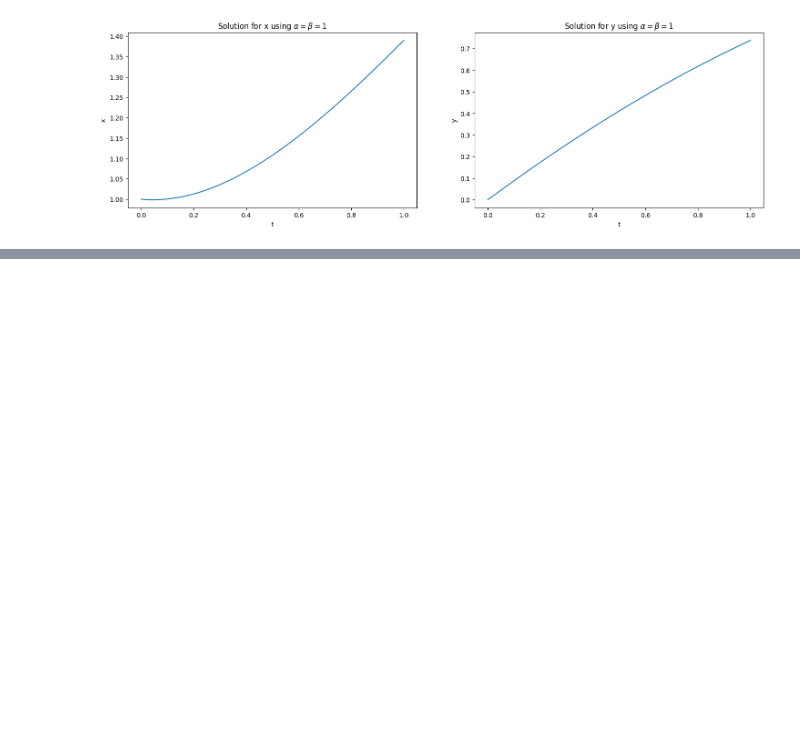
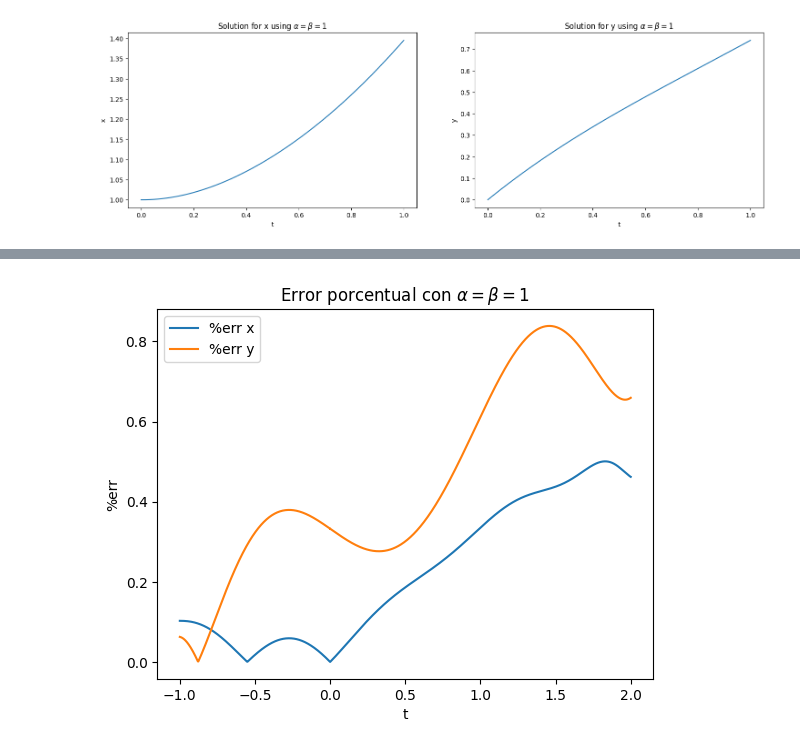
Before and after one commit to Lautaro-Silva/Redes-Neuronales-con-Aplicaciones-Astrofisicas, a Jupyter notebook: Practica 3/Practica3_PINNs_Lautaro_Silva.ipynb, the cells around one changed output, grey strips where cells are left out. Drawn from its saved outputs; the diff is of its cells as text; code cells hidden in the pictures; blank space fills up the shorter version.

```diff
--- a/Practica 3/Practica3_PINNs_Lautaro_Silva.ipynb
+++ b/Practica 3/Practica3_PINNs_Lautaro_Silva.ipynb
@@ -182,0 +281,17 @@ plt.show()
+# %%
+x_exact = sol_exacta(t_ii)
+y_exact = sol_exacta_derivada(t_ii)
+
+perc_err_x_ii = 100 * np.abs(x_ii - x_exact)/np.abs(x_exact)
+perc_err_y_ii = 100 * np.abs(y_ii - y_exact)/np.abs(y_exact)
+
+plt.figure()
+plt.plot(t_ii, perc_err_x_ii, label = '%err x')
+plt.plot(t_ii, perc_err_y_ii, label = '%err y')
+plt.xlabel('t')
+plt.ylabel('%err')
+plt.title(r'Error porcentual con $\alpha = \beta= 1$')
+plt.legend()
+plt.show()
+# %% [output]
+[figure, added]
```
Also changed, not shown: parts of 13 cells of this notebook, 1 other file.
